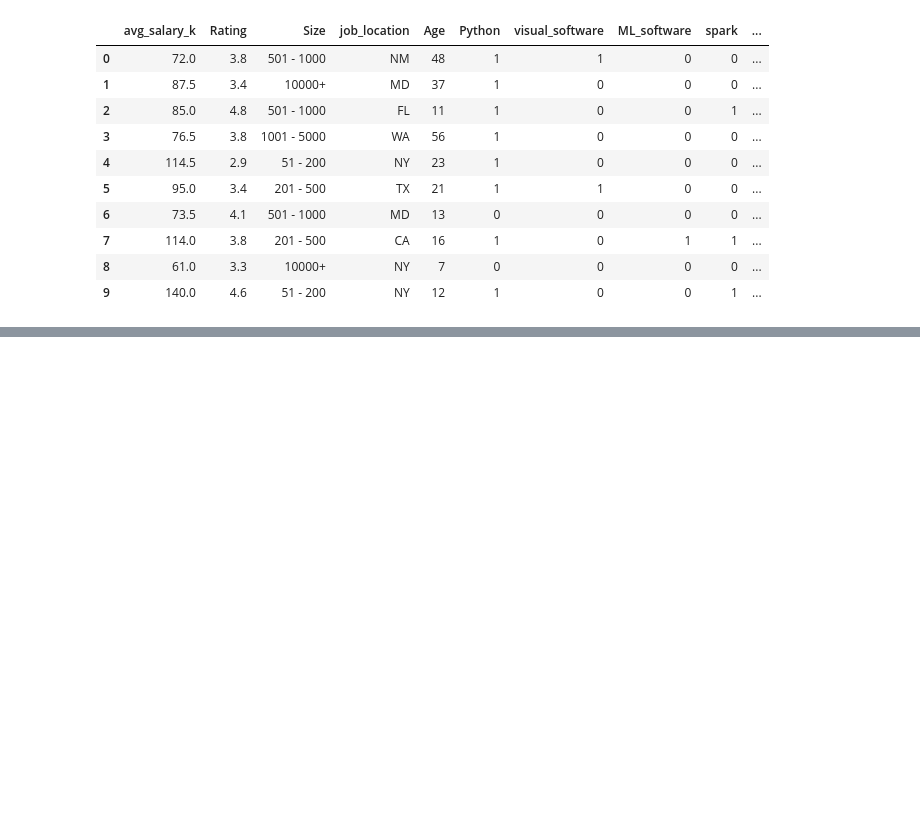
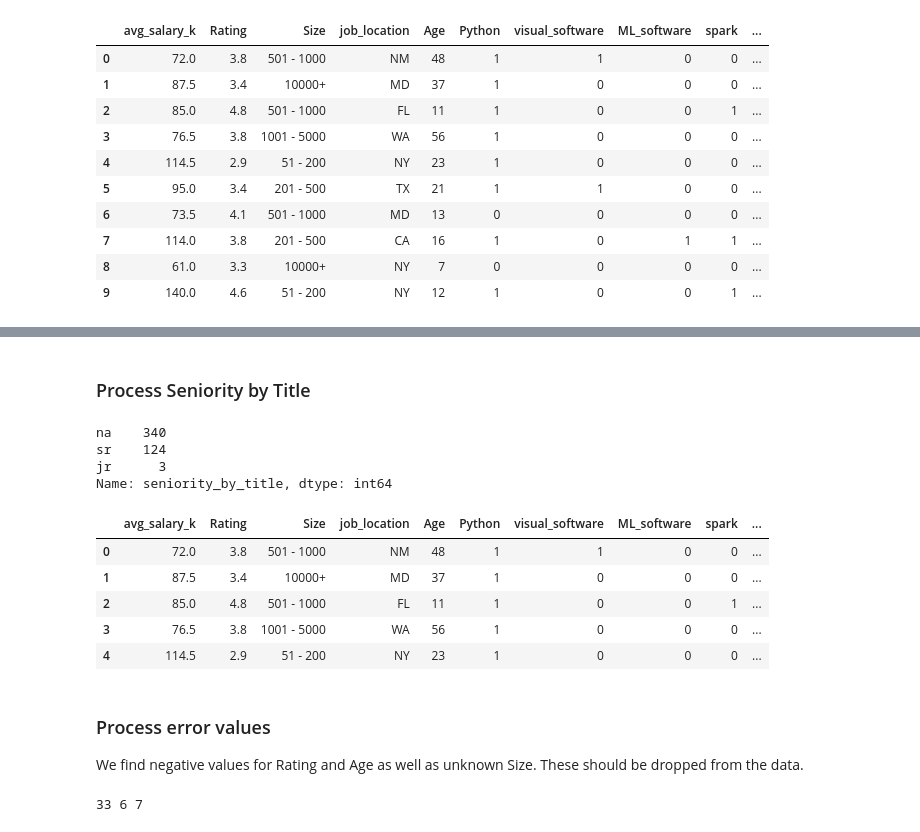
Before and after one commit to jttsai99/data_science_salary, a Jupyter notebook: data_cleaning.ipynb, the cells around one changed output, grey strips where cells are left out. Saved outputs shown, nothing was run; the diff lists cells and outputs as text; code cells hidden in the pictures; blank space fills up the shorter version.

```diff
--- a/data_cleaning.ipynb
+++ b/data_cleaning.ipynb
@@ -259,0 +258,37 @@ df.head(10)
+# %% [markdown]
+### Process Seniority by Title
+# %%
+# Check dataframe overall
+df['seniority_by_title'].value_counts()
+# %% [output]
+na    340
+sr    124
+jr      3
+Name: seniority_by_title, dtype: int64
+# %%
+# Create dummy variable Senior_status: Senior or not senior
+df['Senior_status'] = (df['seniority_by_title'] == 'sr')
+# %%
+# Drop "seniority by title"
+df = df.drop(columns=['seniority_by_title'])
+# %%
+# Check work
+df.head()
+# %% [output]
+|  | avg_salary_k | Rating | Size | job_location | Age | Python | visual_software | ML_software | spark | ... |
+| 0 | 72.0 | 3.8 | 501 - 1000 | NM | 48 | 1 | 1 | 0 | 0 | ... |
+| 1 | 87.5 | 3.4 | 10000+ | MD | 37 | 1 | 0 | 0 | 0 | ... |
+| 2 | 85.0 | 4.8 | 501 - 1000 | FL | 11 | 1 | 0 | 0 | 1 | ... |
+| 3 | 76.5 | 3.8 | 1001 - 5000 | WA | 56 | 1 | 0 | 0 | 0 | ... |
+| 4 | 114.5 | 2.9 | 51 - 200 | NY | 23 | 1 | 0 | 0 | 0 | ... |
+# %% [markdown]
+### Process error values
+We find negative values for Rating and Age as well as unknown Size. These should be dropped from the data.
+# %%
+# count instances Size is unknwon, Age or Rating is negative
+print(df[df['Age'] < 0].shape[0],
+df[df['Size'] == 'unknown'].shape[0],
+df[df['Rating'] <= 0].shape[0])
+# we find 33 negative ages, 6 unknown sizes, 7 negative ratings
+# %% [output]
+33 6 7
```
Also changed, not shown: parts of 10 cells of this notebook, 1 other file.
